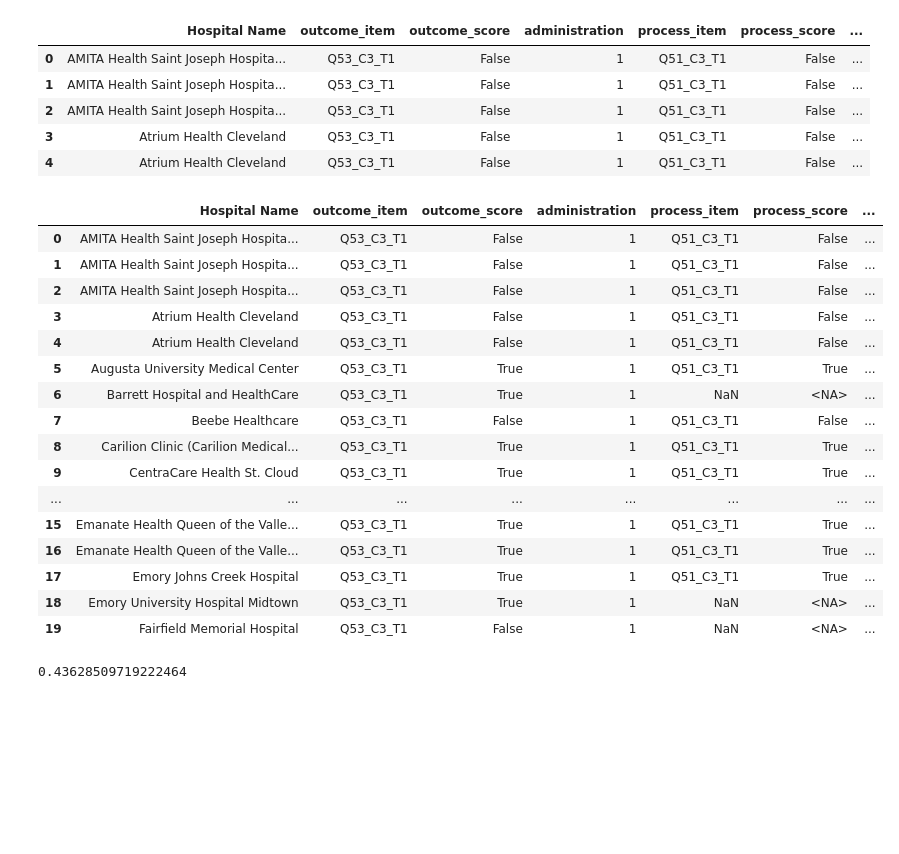
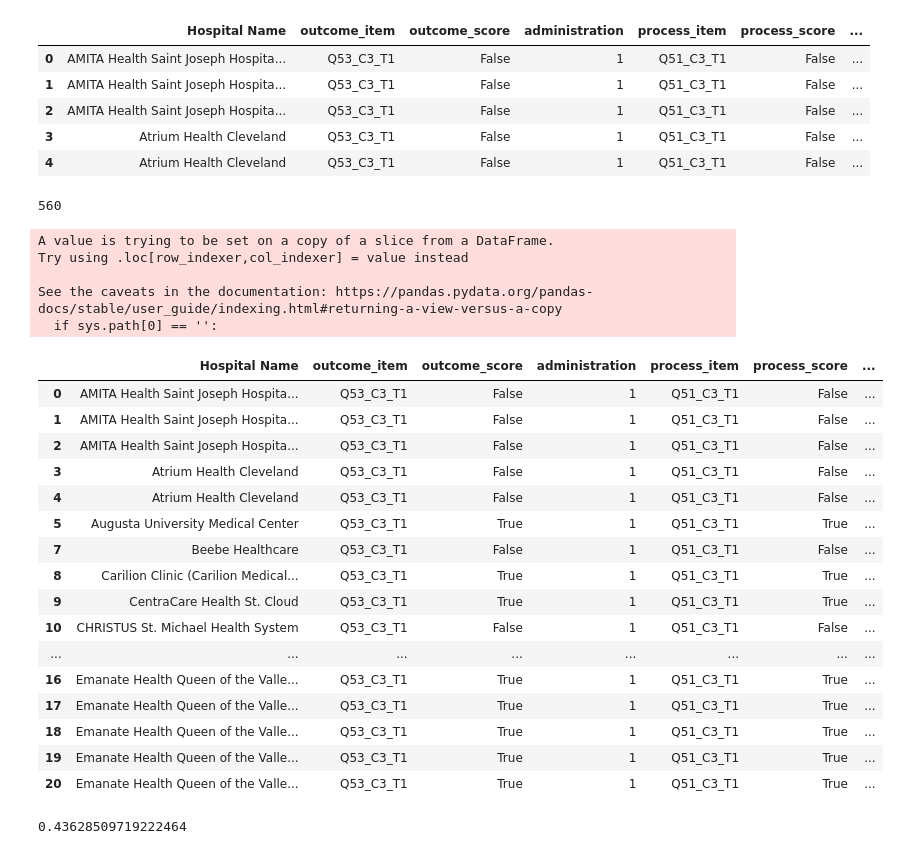
Before and after one commit to dr-rosen-rosen/ISCR_implementation_eval, a Jupyter notebook: ISCR_OP2_Report_Analysis.ipynb, the cells around one changed output. Drawn from its saved outputs; the diff is of its cells as text; code cells hidden in the pictures; blank space fills up the shorter version.

Commit message:
Finished creating functions for main report figures.

```diff
--- a/ISCR_OP2_Report_Analysis.ipynb
+++ b/ISCR_OP2_Report_Analysis.ipynb
@@ -219,21 +219,33 @@ zz.to_csv('Barrier_score_by_CATEGORY_by_Time_2.csv')
 # %%
 HQI_process_items = {
     'Q51_C3_T1':'How often do you share reports of your process measures with frontline providers (bedside nurses, surgeons, anesthesia providers, physical therapy, etc.)?',
-    'Q51_C3_T2':'How often do you share reports of your process measures with frontline providers (bedside nurses, surgeons, anesthesia providers, physical therapy, etc.)?',
-    'Q51_C3_T3':'How often do you share reports of your process measures with frontline providers (bedside nurses, surgeons, anesthesia providers, physical therapy, etc.)?'
+    'Q50_C3_T2':'How often do you share reports of your process measures with frontline providers (bedside nurses, surgeons, anesthesia providers, physical therapy, etc.)?',
+    'Q50_C3_T3':'How often do you share reports of your process measures with frontline providers (bedside nurses, surgeons, anesthesia providers, physical therapy, etc.)?',
+
+    'Q50_C3B_T1':'How often do you share reports of your process measures with frontline providers (bedside nurses, surgeons, anesthesia providers, physical therapy, etc.)?',
+    'Q50_C3B_T2':'How often do you share reports of your process measures with frontline providers (bedside nurses, surgeons, anesthesia providers, physical therapy, etc.)?',
+    'Q50_C3B_T3':'How often do you share reports of your process measures with frontline providers (bedside nurses, surgeons, anesthesia providers, physical therapy, etc.)?'
 }
 
 HQI_outcome_items = {
 
     'Q53_C3_T1':'How often do you share reports of your outcome measures with frontline providers (bedside nurses, surgeons, anesthesia providers, physical therapy, etc.)?',
-    'Q53_C3_T2':'How often do you share reports of your outcome measures with frontline providers (bedside nurses, surgeons, anesthesia providers, physical therapy, etc.)?',
-    'Q53_C3_T3':'How often do you share reports of your outcome measures with frontline providers (bedside nurses, surgeons, anesthesia providers, physical therapy, etc.)?'
+    'Q52_C3_T2':'How often do you share reports of your outcome measures with frontline providers (bedside nurses, surgeons, anesthesia providers, physical therapy, etc.)?',
+    'Q52_C3_T3':'How often do you share reports of your outcome measures with frontline providers (bedside nurses, surgeons, anesthesia providers, physical therapy, etc.)?',
+
+    'Q51_C3B_T1':'How often do you share reports of your outcome measures with frontline providers (bedside nurses, surgeons, anesthesia providers, physical therapy, etc.)?',
+    'Q51_C3B_T2':'How often do you share reports of your outcome measures with frontline providers (bedside nurses, surgeons, anesthesia providers, physical therapy, etc.)?',
+    'Q52_C3B_T3':'How often do you share reports of your outcome measures with frontline providers (bedside nurses, surgeons, anesthesia providers, physical therapy, etc.)?'
 }
 
 HQI_leadership_items = {
     'Q59_C3_T1':'How often does your Senior Executive sponsor (or someone from his/her office) attend the ISCR team meetings?',
     'Q58_C3_T2':'How often does your Senior Executive sponsor (or someone from his/her office) attend the ISCR team meetings?',
-    'Q58_C3_T3':'How often does your Senior Executive sponsor (or someone from his/her office) attend the ISCR team meetings?'
+    'Q58_C3_T3':'How often does your Senior Executive sponsor (or someone from his/her office) attend the ISCR team meetings?',
+
+    'Q58_C3B_T1':'How often does your Senior Executive sponsor (or someone from his/her office) attend the ISCR team meetings?',
+    'Q58_C3B_T2':'How often does your Senior Executive sponsor (or someone from his/her office) attend the ISCR team meetings?',
+    'Q58_C3B_T3':'How often does your Senior Executive sponsor (or someone from his/her office) attend the ISCR team meetings?'
 }
 
 HQI_team_items = {
@@ -241,13 +253,25 @@ HQI_team_items = {
     'Q55_C3_CT2':'At this point in time, how often does your COLORECTAL ISCR team meet?',
     'Q55_C3_CT3':'At this point in time, how often does your COLORECTAL ISCR team meet?',
 
+    'Q55_C3B_CT1':'At this point in time, how often does your COLORECTAL ISCR team meet?',
+    'Q55_C3B_CT2':'At this point in time, how often does your COLORECTAL ISCR team meet?',
+    'Q55_C3B_CT3':'At this point in time, how often does your COLORECTAL ISCR team meet?',
+
     'Q57_C3_OT1':'At this point in time, how often does your ORTHOPEDIC ISCR team meet?',
     'Q56_C3_OT2':'At this point in time, how often does your ORTHOPEDIC ISCR team meet?',
     'Q56_C3_OT3':'At this point in time, how often does your ORTHOPEDIC ISCR team meet?',
 
+    'Q56_C3B_OT1':'At this point in time, how often does your ORTHOPEDIC ISCR team meet?',
+    'Q56_C3B_OT2':'At this point in time, how often does your ORTHOPEDIC ISCR team meet?',
+    'Q56_C3B_OT3':'At this point in time, how often does your ORTHOPEDIC ISCR team meet?',
+
     'Q58_C3_GT1':'At this point in time, how often does your GYNECOLOGIC ISCR team meet?',
     'Q57_C3_GT2':'At this point in time, how often does your GYNECOLOGIC ISCR team meet?',
-    'Q57_C3_GT3':'At this point in time, how often does your GYNECOLOGIC ISCR team meet?'
+    'Q57_C3_GT3':'At this point in time, how often does your GYNECOLOGIC ISCR team meet?',
+
+    'Q57_C3B_GT1':'At this point in time, how often does your GYNECOLOGIC ISCR team meet?',
+    'Q57_C3B_GT2':'At this point in time, how often does your GYNECOLOGIC ISCR team meet?',
+    'Q57_C3B_GT3':'At this point in time, how often does your GYNECOLOGIC ISCR team meet?'
 }
 # %%
 HQI_cols = list(HQI_outcome_items.keys())
@@ -306,36 +330,48 @@ HQI_long_sum.head()
 | 2 | AMITA Health Saint Joseph Hospita... | Q53_C3_T1 | False | 1 | Q51_C3_T1 | False | ... |
 | 3 | Atrium Health Cleveland | Q53_C3_T1 | False | 1 | Q51_C3_T1 | False | ... |
 | 4 | Atrium Health Cleveland | Q53_C3_T1 | False | 1 | Q51_C3_T1 | False | ... |
+# %%
+len(HQI_long_sum)
+len(HQI_long_sum.dropna(axis = 'index', how = 'any', subset = HQI_cols))
+# %% [output]
+560
 # %%
 def quality_implementation_recode(row):
     HQI_cols = ['outcome_score','process_score','leadership_score','team_score']
 
     if row[HQI_cols].all(): return 'High'
     elif (row[['outcome_score','process_score']].any() & row[['leadership_score','team_score']].any()): return 'Moderate'
     elif (row[['outcome_score','process_score']].any() | row[['leadership_score','team_score']].any()): return 'Marginal'
     else: return 'Low'
-#HQI_long_sum['HQI_Tot'] = HQI_long_sum[HQI_cols].all(axis='columns')
-#test = HQI_long_sum.groupby(['Hospital Name', 'administration'], as_index=False)[['outcome_score','process_score','leadership_score','team_score']].all()
+HQI_cols = ['outcome_score','process_score','leadership_score','team_score']
+HQI_long_sum['HQI_Tot'] = HQI_long_sum[HQI_cols].all(axis='columns')
+HQI_long_sum = HQI_long_sum.dropna(axis = 'index', how = 'any', subset = HQI_cols)
+test = HQI_long_sum.groupby(['Hospital Name', 'administration'], as_index=False)[['outcome_score','process_score','leadership_score','team_score']].all()
 HQI_long_sum['Implementation_quality'] = HQI_long_sum[['outcome_score','process_score','leadership_score','team_score']].apply(lambda x: quality_implementation_recode(x),axis=1)
 HQI_long_sum.head(20)
 # %% [output]
+A value is trying to be set on a copy of a slice from a DataFrame.
+Try using .loc[row_indexer,col_indexer] = value instead
+
+See the caveats in the documentation: https://pandas.pydata.org/pandas-docs/stable/user_guide/indexing.html#returning-a-view-versus-a-copy
+  if sys.path[0] == '':
 |  | Hospital Name | outcome_item | outcome_score | administration | process_item | process_score | ... |
 | 0 | AMITA Health Saint Joseph Hospita... | Q53_C3_T1 | False | 1 | Q51_C3_T1 | False | ... |
 | 1 | AMITA Health Saint Joseph Hospita... | Q53_C3_T1 | False | 1 | Q51_C3_T1 | False | ... |
 | 2 | AMITA Health Saint Joseph Hospita... | Q53_C3_T1 | False | 1 | Q51_C3_T1 | False | ... |
 | 3 | Atrium Health Cleveland | Q53_C3_T1 | False | 1 | Q51_C3_T1 | False | ... |
 | 4 | Atrium Health Cleveland | Q53_C3_T1 | False | 1 | Q51_C3_T1 | False | ... |
 | 5 | Augusta University Medical Center | Q53_C3_T1 | True | 1 | Q51_C3_T1 | True | ... |
-| 6 | Barrett Hospital and HealthCare | Q53_C3_T1 | True | 1 | NaN | <NA> | ... |
 | 7 | Beebe Healthcare | Q53_C3_T1 | False | 1 | Q51_C3_T1 | False | ... |
 | 8 | Carilion Clinic (Carilion Medical... | Q53_C3_T1 | True | 1 | Q51_C3_T1 | True | ... |
 | 9 | CentraCare Health St. Cloud | Q53_C3_T1 | True | 1 | Q51_C3_T1 | True | ... |
+| 10 | CHRISTUS St. Michael Health System | Q53_C3_T1 | False | 1 | Q51_C3_T1 | False | ... |
 | ... | ... | ... | ... | ... | ... | ... | ... |
-| 15 | Emanate Health Queen of the Valle... | Q53_C3_T1 | True | 1 | Q51_C3_T1 | True | ... |
 | 16 | Emanate Health Queen of the Valle... | Q53_C3_T1 | True | 1 | Q51_C3_T1 | True | ... |
-| 17 | Emory Johns Creek Hospital | Q53_C3_T1 | True | 1 | Q51_C3_T1 | True | ... |
-| 18 | Emory University Hospital Midtown | Q53_C3_T1 | True | 1 | NaN | <NA> | ... |
-| 19 | Fairfield Memorial Hospital | Q53_C3_T1 | False | 1 | NaN | <NA> | ... |
+| 17 | Emanate Health Queen of the Valle... | Q53_C3_T1 | True | 1 | Q51_C3_T1 | True | ... |
+| 18 | Emanate Health Queen of the Valle... | Q53_C3_T1 | True | 1 | Q51_C3_T1 | True | ... |
+| 19 | Emanate Health Queen of the Valle... | Q53_C3_T1 | True | 1 | Q51_C3_T1 | True | ... |
+| 20 | Emanate Health Queen of the Valle... | Q53_C3_T1 | True | 1 | Q51_C3_T1 | True | ... |
 # %%
 testtt = HQI_long_sum.groupby(['administration','Implementation_quality'],as_index=False).count()
 testtt.head(20)
```
Also changed, not shown: 2 other files.
